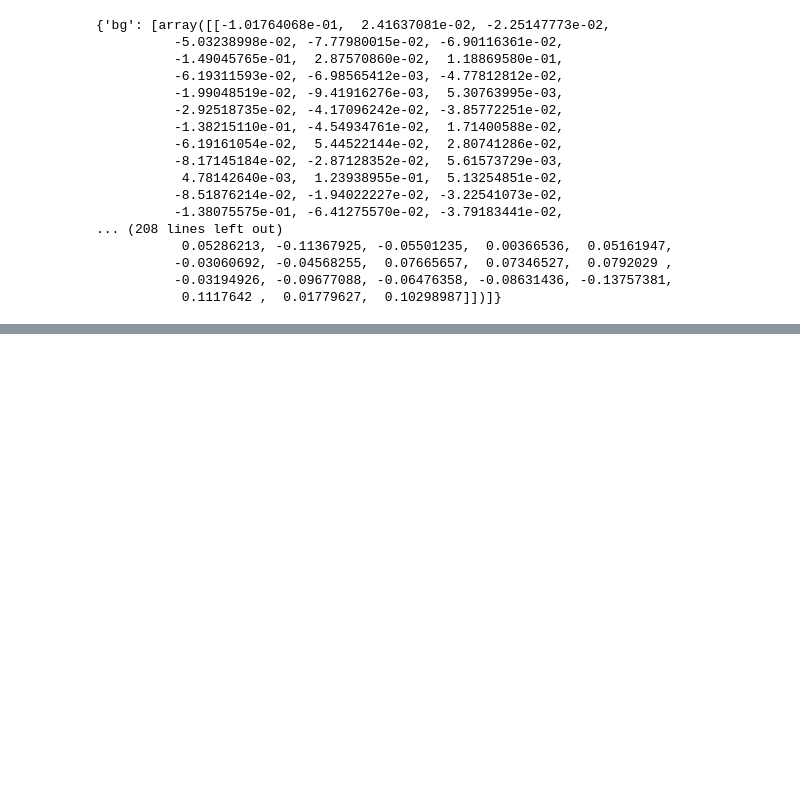
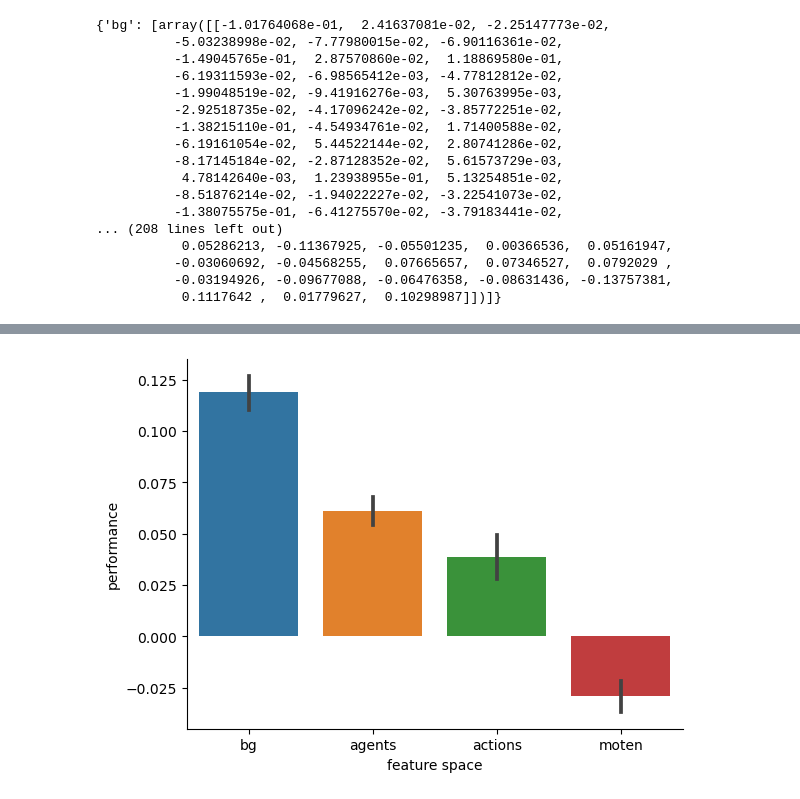
Before and after one commit to jungheejung/life-encoding, a Jupyter notebook: scripts/himalaya/roitest/step02_plotextractcorr.ipynb, the cells around one changed output, grey strips where cells are left out. Cells and saved outputs as stored; diff of their text form; code cells hidden in the pictures; blank space fills up the shorter version.

```diff
--- a/scripts/himalaya/roitest/step02_plotextractcorr.ipynb
+++ b/scripts/himalaya/roitest/step02_plotextractcorr.ipynb
@@ -56,0 +105,28 @@ plt.show()
+# %%
+fname = 'split-r_pca-40_align-ha_common_sub-rid000005_run-1_roi-MT_one_hemi-lh.npy'
+
+# stack_dir = '/dartfs/rc/lab/D/DBIC/DBIC/f0042x1/life-encoding/results/himalaya/roitest_AIP_one/ha_common_pca-40'
+stack_dir = '/Volumes/life-encoding/results/himalaya/roitest_MT_one_iter100/ha_common_pca-40'
+stack_data = {'bg': [], 'actions': [], 'agents': [], 'moten': []}
+split_data = np.load(f'{stack_dir}/{fname}', allow_pickle=True).item()
+for feature in stack_data:
+    stack_data[feature].append(split_data[feature])
+
+
+
+roi_df = {'performance': [],'feature space': []}
+for k in stack_data:
+    for v in stack_data[k][0][0]:
+        roi_df['performance'].append(v)
+        roi_df['feature space'].append(k)
+df = pd.DataFrame(roi_df)
+
+sns.barplot(x="feature space",
+              y="performance",
+              data=df,
+              order=['bg', 'agents', 'actions', 'moten']
+            )
+# plt.ylim(-0.025, 0.08)
+sns.despine()
+# %% [output]
+[figure, added]
```
Also changed, not shown: parts of 19 cells of this notebook, 2 other files.
